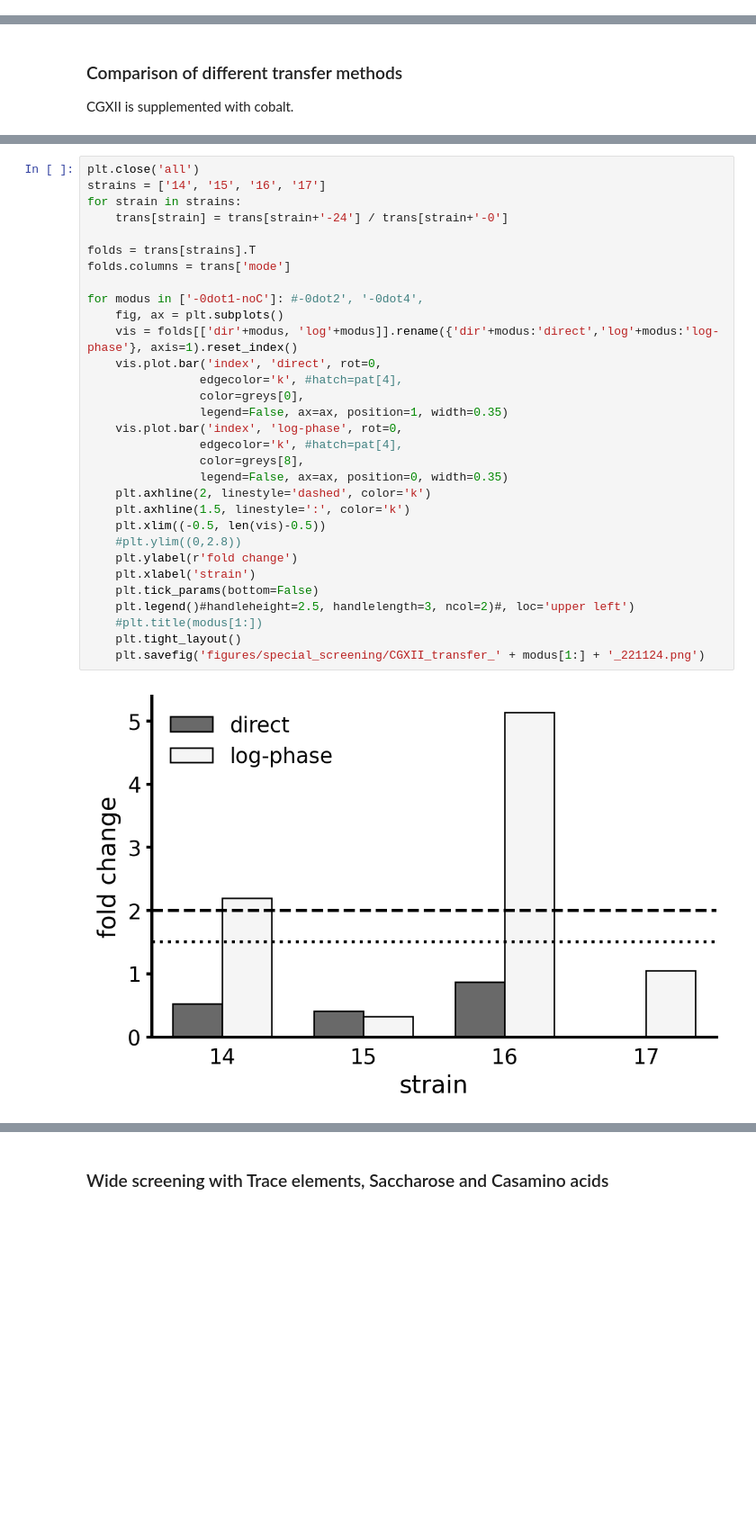
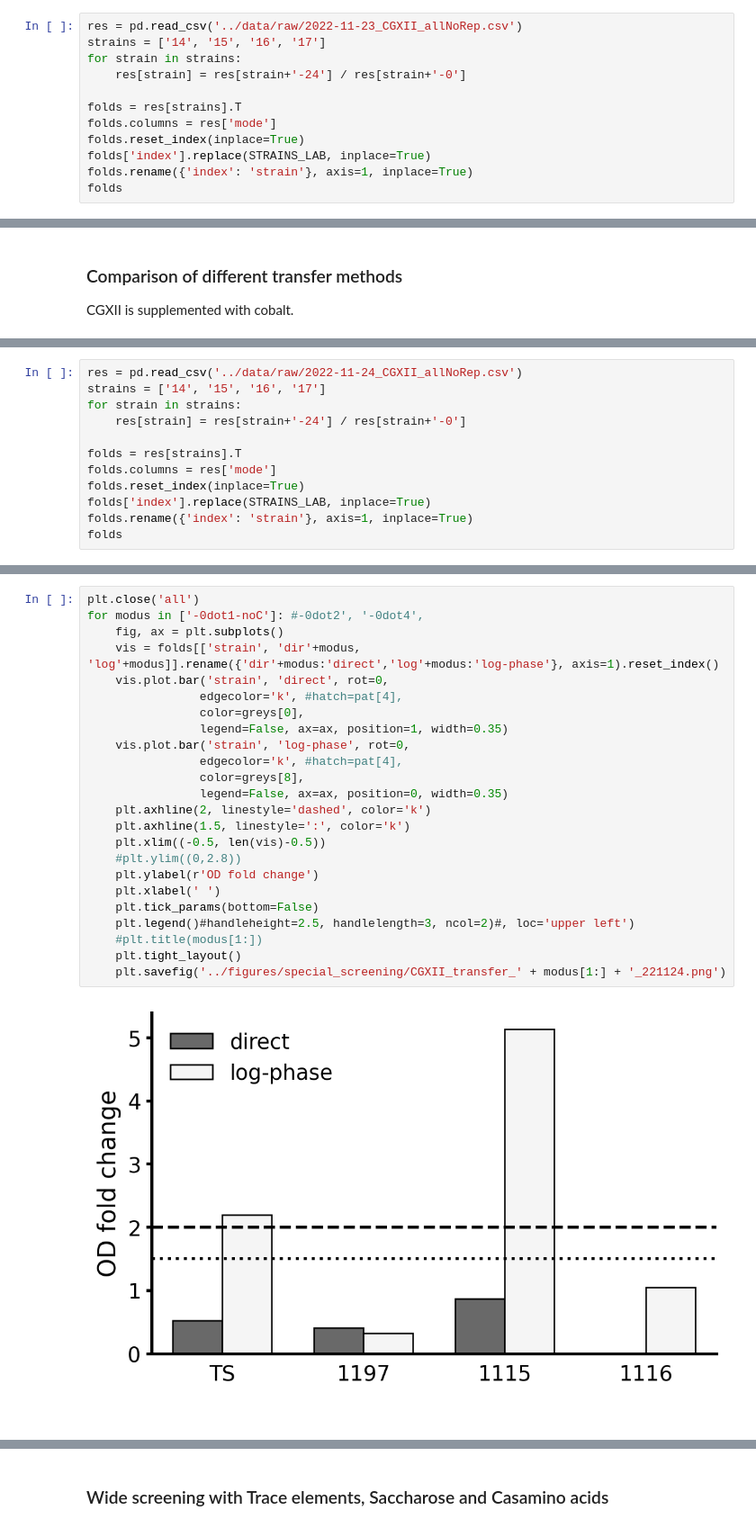
Before and after one commit to draeger-lab/C_striatum_wetlab, a Jupyter notebook: binary_growth_phenotypes/code/growth_binary.ipynb, the cells around one changed output, grey strips where cells are left out. Shown at 90% size. Drawn from its saved outputs; the diff is of its cells as text; blank space fills up the shorter version.

```diff
--- a/binary_growth_phenotypes/code/growth_binary.ipynb
+++ b/binary_growth_phenotypes/code/growth_binary.ipynb
@@ -117,0 +133,12 @@ res
+# %%
+res = pd.read_csv('../data/raw/2022-11-23_CGXII_allNoRep.csv')
+strains = ['14', '15', '16', '17']
+for strain in strains:
+    res[strain] = res[strain+'-24'] / res[strain+'-0']
+
+folds = res[strains].T
+folds.columns = res['mode']
+folds.reset_index(inplace=True)
+folds['index'].replace(STRAINS_LAB, inplace=True)
+folds.rename({'index': 'strain'}, axis=1, inplace=True)
+folds
@@ -165,0 +183,12 @@ trans
+# %%
+res = pd.read_csv('../data/raw/2022-11-24_CGXII_allNoRep.csv')
+strains = ['14', '15', '16', '17']
+for strain in strains:
+    res[strain] = res[strain+'-24'] / res[strain+'-0']
+
+folds = res[strains].T
+folds.columns = res['mode']
+folds.reset_index(inplace=True)
+folds['index'].replace(STRAINS_LAB, inplace=True)
+folds.rename({'index': 'strain'}, axis=1, inplace=True)
+folds
@@ -166,34 +201,27 @@ trans
 # %%
 plt.close('all')
-strains = ['14', '15', '16', '17']
-for strain in strains:
-    trans[strain] = trans[strain+'-24'] / trans[strain+'-0']
-
-folds = trans[strains].T
-folds.columns = trans['mode']
-
 for modus in ['-0dot1-noC']: #-0dot2', '-0dot4',
     fig, ax = plt.subplots()
-    vis = folds[['dir'+modus, 'log'+modus]].rename({'dir'+modus:'direct','log'+modus:'log-phase'}, axis=1).reset_index()
-    vis.plot.bar('index', 'direct', rot=0,
+    vis = folds[['strain', 'dir'+modus, 'log'+modus]].rename({'dir'+modus:'direct','log'+modus:'log-phase'}, axis=1).reset_index()
+    vis.plot.bar('strain', 'direct', rot=0,
                 edgecolor='k', #hatch=pat[4],
                 color=greys[0],
                 legend=False, ax=ax, position=1, width=0.35)
-    vis.plot.bar('index', 'log-phase', rot=0,
+    vis.plot.bar('strain', 'log-phase', rot=0,
                 edgecolor='k', #hatch=pat[4],
                 color=greys[8],
                 legend=False, ax=ax, position=0, width=0.35)
     plt.axhline(2, linestyle='dashed', color='k')
     plt.axhline(1.5, linestyle=':', color='k')
     plt.xlim((-0.5, len(vis)-0.5))
     #plt.ylim((0,2.8))
-    plt.ylabel(r'fold change')
-    plt.xlabel('strain')
+    plt.ylabel(r'OD fold change')
+    plt.xlabel(' ')
     plt.tick_params(bottom=False)
     plt.legend()#handleheight=2.5, handlelength=3, ncol=2)#, loc='upper left')
     #plt.title(modus[1:])
     plt.tight_layout()
-    plt.savefig('figures/special_screening/CGXII_transfer_' + modus[1:] + '_221124.png')
+    plt.savefig('../figures/special_screening/CGXII_transfer_' + modus[1:] + '_221124.png')
 # %% [output]
-[figure, old version]
+[figure, new version]
 # %%
```
Also changed, not shown: parts of 21 cells of this notebook, 29 other files.
